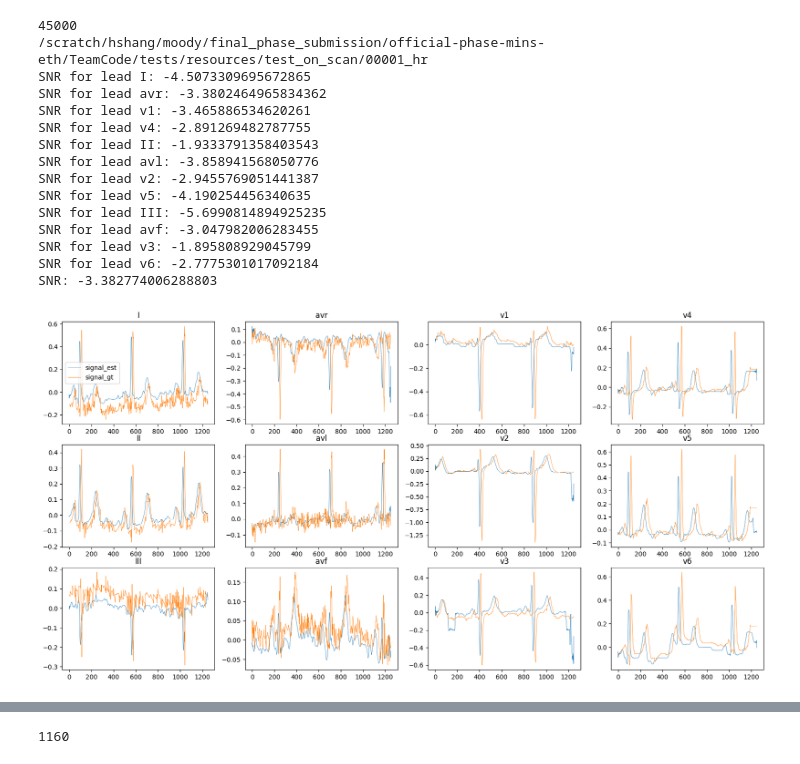
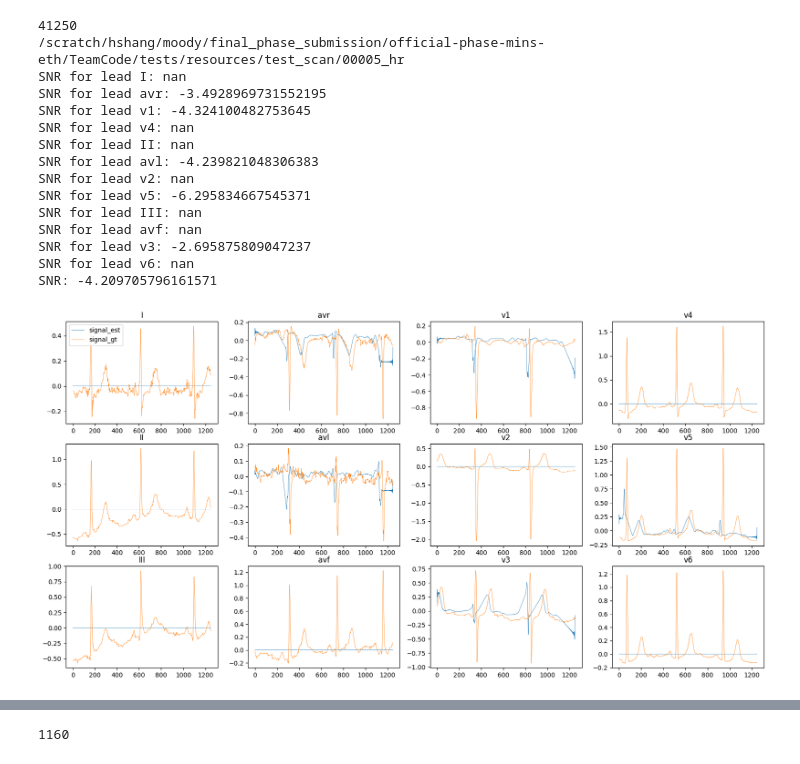
Before and after one commit to MINSMoody/ECG_Paper_Digitization_via_Faster_R-CNN_and_U-Net, a Jupyter notebook: TeamCode/src/exp.ipynb, the cells around one changed output, grey strips where cells are left out. Cells and saved outputs as stored; diff of their text form; code cells hidden in the pictures.

```diff
--- a/TeamCode/src/exp.ipynb
+++ b/TeamCode/src/exp.ipynb
@@ -477,7 +477,8 @@ import pickle
 
 
 
-record = '/scratch/hshang/moody/final_phase_submission/official-phase-mins-eth/TeamCode/tests/resources/test_on_scan/00001_hr'
+# record = '/scratch/hshang/moody/final_phase_submission/test_data/00010_hr'
+record='/scratch/hshang/moody/final_phase_submission/official-phase-mins-eth/TeamCode/tests/resources/test_scan/00005_hr'
 pkl_pth = '/scratch/hshang/moody/final_phase_submission/official-phase-mins-eth/to_dump.pkl'
 header_pth = record+'.hea'
 with open(header_pth, 'r') as f:
@@ -574,49 +575,49 @@ print(f"SNR for lead v3: {snr[0]}")
 snr = compute_snr(signal_est[(num_samples//4)*3:num_samples,11], signal_gt[(num_samples//4)*3:num_samples,11])
 snrs.append(snr[0])
 print(f"SNR for lead v6: {snr[0]}")
 
 
 
 print('SNR:', np.nanmean(snrs))
 linewidth = 0.5
 plt.figure(figsize=(20,10))
 plt.subplot(3,4,1), plt.plot(signal_est[0:num_samples//4,0], label = 'signal_est', linewidth=linewidth), plt.plot(signal_gt[0:num_samples//4,0], label='signal_gt',linewidth=linewidth), plt.title('I'), plt.legend()
 plt.subplot(3,4,5), plt.plot(signal_est[0:num_samples//4,1], label = 'signal_est', linewidth=linewidth), plt.plot(signal_gt[0:num_samples//4,1], label='signal_gt', linewidth=linewidth), plt.title('II')
 plt.subplot(3,4,9), plt.plot(signal_est[0:num_samples//4,2], label = 'signal_est',linewidth=linewidth), plt.plot(signal_gt[0:num_samples//4,2], label='signal_gt',linewidth=linewidth), plt.title('III')
 
 plt.subplot(3,4,2), plt.plot(signal_est[num_samples//4:(num_samples//4)*2,3], label = 'signal_est', linewidth=linewidth), plt.plot(signal_gt[num_samples//4:(num_samples//4)*2,3], label='signal_gt', linewidth=linewidth), plt.title('avr')
 plt.subplot(3,4,6), plt.plot(signal_est[num_samples//4:(num_samples//4)*2,4], label = 'signal_est', linewidth=linewidth), plt.plot(signal_gt[num_samples//4:(num_samples//4)*2,4], label='signal_gt', linewidth=linewidth), plt.title('avl')
 plt.subplot(3,4,10), plt.plot(signal_est[num_samples//4:(num_samples//4)*2,5], label = 'signal_est', linewidth=linewidth), plt.plot(signal_gt[num_samples//4:(num_samples//4)*2,5], label='signal_gt', linewidth=linewidth), plt.title('avf')
 
 plt.subplot(3,4,3), plt.plot(signal_est[(num_samples//4)*2:(num_samples//4)*3,6], label = 'signal_est', linewidth=linewidth), plt.plot(signal_gt[(num_samples//4)*2:(num_samples//4)*3,6], label='signal_gt', linewidth=linewidth), plt.title('v1')
 plt.subplot(3,4,7), plt.plot(signal_est[(num_samples//4)*2:(num_samples//4)*3,7], label = 'signal_est', linewidth=linewidth), plt.plot(signal_gt[(num_samples//4)*2:(num_samples//4)*3,7], label='signal_gt', linewidth=linewidth), plt.title('v2')
 plt.subplot(3,4,11), plt.plot(signal_est[(num_samples//4)*2:(num_samples//4)*3,8], label = 'signal_est', linewidth=linewidth), plt.plot(signal_gt[(num_samples//4)*2:(num_samples//4)*3,8], label='signal_gt', linewidth=linewidth), plt.title('v3')
 
 
 plt.subplot(3,4,4), plt.plot(signal_est[(num_samples//4)*3:num_samples,9], label = 'signal_est', linewidth=linewidth), plt.plot(signal_gt[(num_samples//4)*3:num_samples,9], label='signal_gt', linewidth=linewidth), plt.title('v4')
 plt.subplot(3,4,8), plt.plot(signal_est[(num_samples//4)*3:num_samples,10], label = 'signal_est', linewidth=linewidth), plt.plot(signal_gt[(num_samples//4)*3:num_samples,10], label='signal_gt', linewidth=linewidth), plt.title('v5')
 plt.subplot(3,4,12), plt.plot(signal_est[(num_samples//4)*3:num_samples,11], label = 'signal_est', linewidth=linewidth), plt.plot(signal_gt[(num_samples//4)*3:num_samples,11], label='signal_gt', linewidth=linewidth), plt.title('v6')
 
 plt.show()
 # plt.savefig('test.png')
 plt.close()
 # %% [output]
-45000
-/scratch/hshang/moody/final_phase_submission/official-phase-mins-eth/TeamCode/tests/resources/test_on_scan/00001_hr
-SNR for lead I: -4.5073309695672865
-SNR for lead avr: -3.3802464965834362
-SNR for lead v1: -3.465886534620261
-SNR for lead v4: -2.891269482787755
-SNR for lead II: -1.9333791358403543
-SNR for lead avl: -3.858941568050776
-SNR for lead v2: -2.9455769051441387
-SNR for lead v5: -4.190254456340635
-SNR for lead III: -5.6990814894925235
-SNR for lead avf: -3.047982006283455
-SNR for lead v3: -1.895808929045799
-SNR for lead v6: -2.7775301017092184
-SNR: -3.382774006288803
+41250
+/scratch/hshang/moody/final_phase_submission/official-phase-mins-eth/TeamCode/tests/resources/test_scan/00005_hr
+SNR for lead I: nan
+SNR for lead avr: -3.4928969731552195
+SNR for lead v1: -4.324100482753645
+SNR for lead v4: nan
+SNR for lead II: nan
+SNR for lead avl: -4.239821048306383
+SNR for lead v2: nan
+SNR for lead v5: -6.295834667545371
+SNR for lead III: nan
+SNR for lead avf: nan
+SNR for lead v3: -2.695875809047237
+SNR for lead v6: nan
+SNR: -4.209705796161571
-[figure, old version]
+[figure, new version]
 # %%
 
 import mmcv
```
Also changed, not shown: parts of 2 cells of this notebook, 38 other files.
